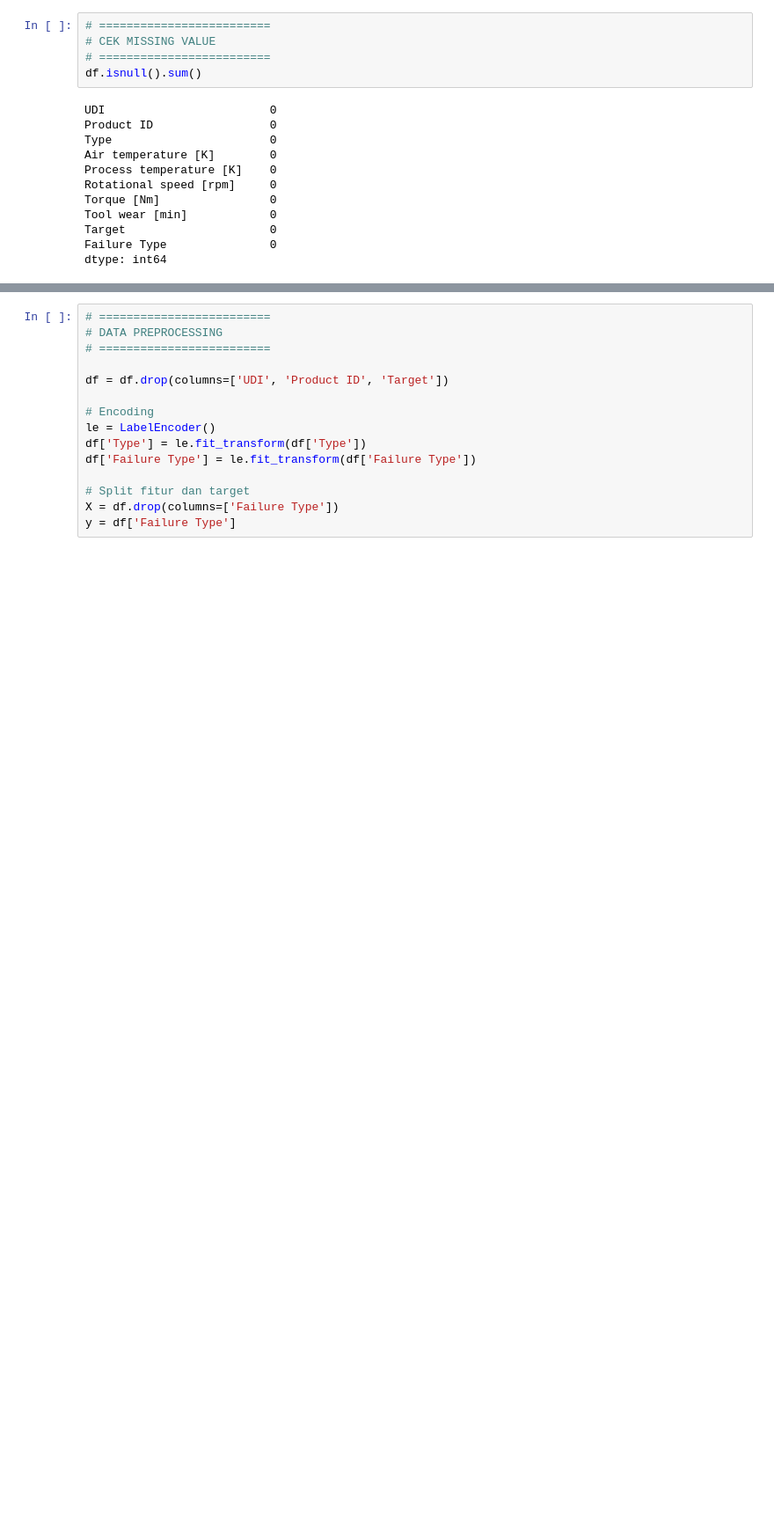
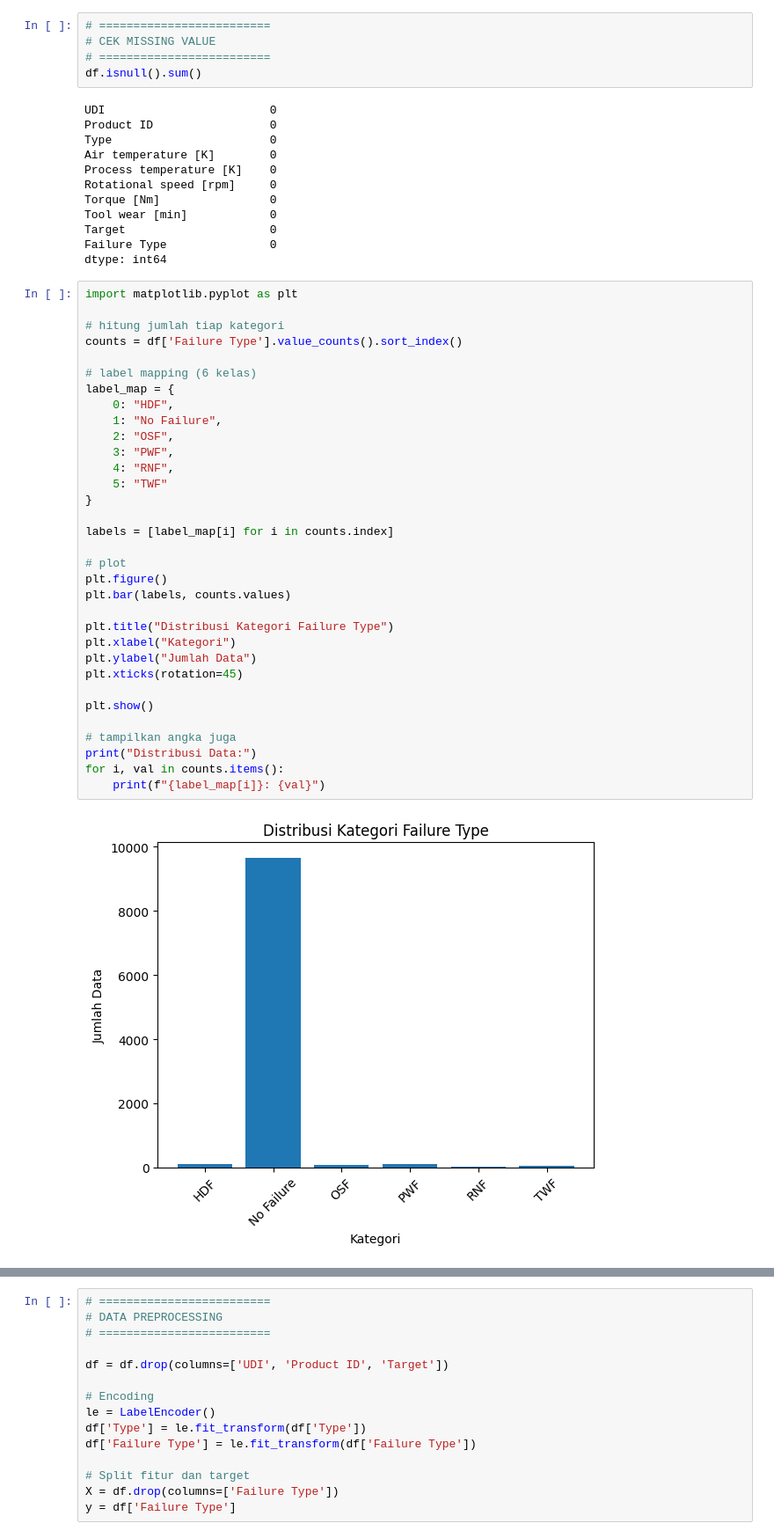
Before and after one commit to RyianDzuhri/machine-learning-f1g123029, a Jupyter notebook: klasifikasi/ml_classification_with_macro'c.ipynb, the cells around one changed output, grey strips where cells are left out. Shown at 88% size. Saved outputs shown, nothing was run; the diff lists cells and outputs as text; blank space fills up the shorter version.

```diff
--- a/klasifikasi/ml_classification_with_macro'c.ipynb
+++ b/klasifikasi/ml_classification_with_macro'c.ipynb
@@ -77,3 +77,38 @@ Tool wear [min]            0
 Target                     0
 Failure Type               0
 dtype: int64
+# %%
+import matplotlib.pyplot as plt
+
+# hitung jumlah tiap kategori
+counts = df['Failure Type'].value_counts().sort_index()
+
+# label mapping (6 kelas)
+label_map = {
+    0: "HDF",
+    1: "No Failure",
+    2: "OSF",
+    3: "PWF",
+    4: "RNF",
+    5: "TWF"
+}
+
+labels = [label_map[i] for i in counts.index]
+
+# plot
+plt.figure()
+plt.bar(labels, counts.values)
+
+plt.title("Distribusi Kategori Failure Type")
+plt.xlabel("Kategori")
+plt.ylabel("Jumlah Data")
+plt.xticks(rotation=45)
+
+plt.show()
+
+# tampilkan angka juga
+print("Distribusi Data:")
+for i, val in counts.items():
+    print(f"{label_map[i]}: {val}")
+# %% [output]
+[figure, added]
```
Also changed, not shown: parts of 1 cell of this notebook.
